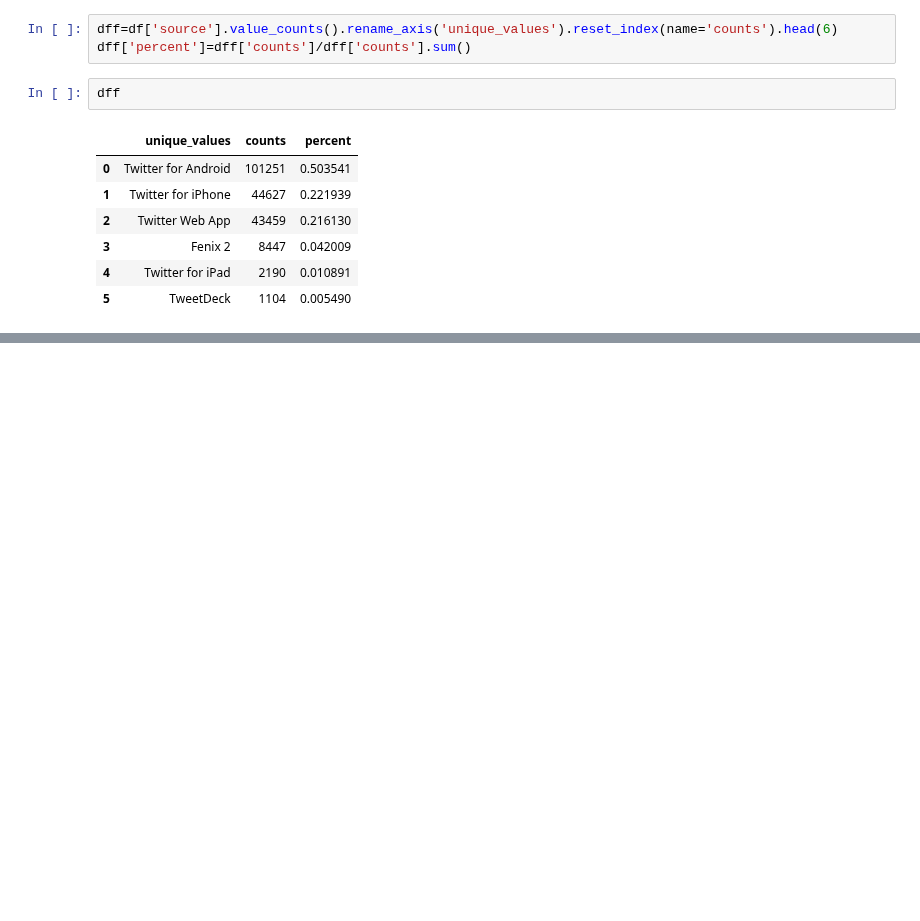
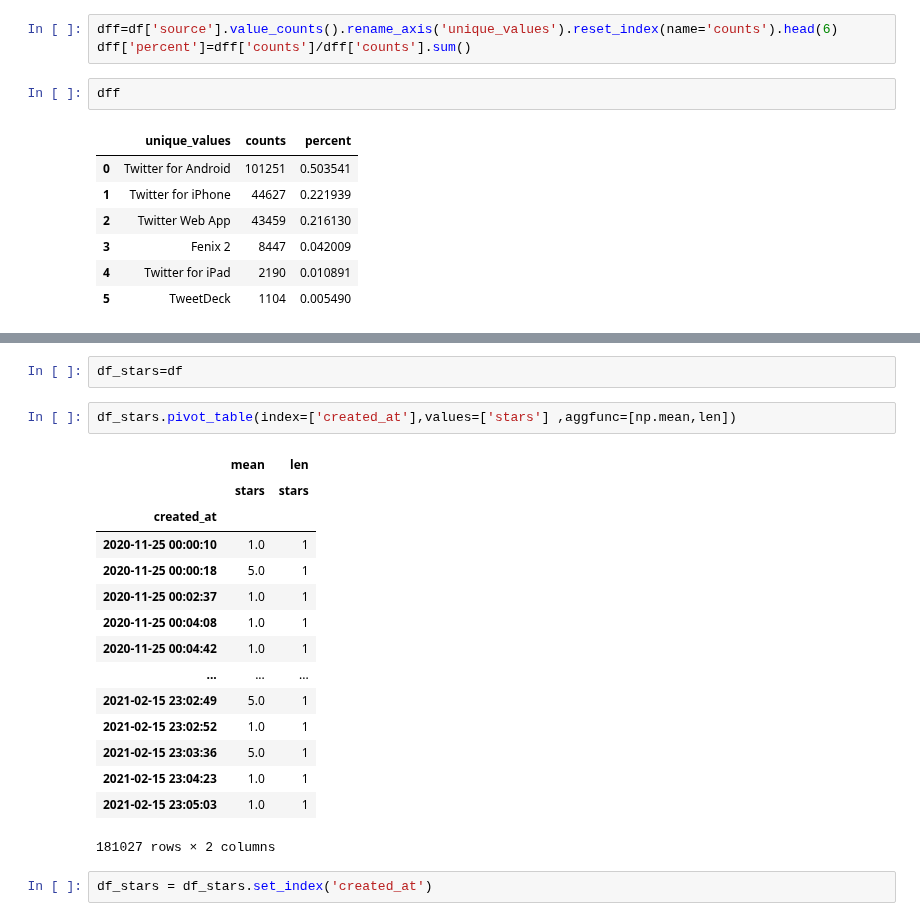
Before and after one commit to carpiero/Sentiment_Spanish_Operator, a Jupyter notebook: Notebooks/Notebook_006_remote.ipynb, the cells around one changed output, grey strips where cells are left out. Drawn from its saved outputs; the diff is of its cells as text; blank space fills up the shorter version.

```diff
--- a/Notebooks/Notebook_006_remote.ipynb
+++ b/Notebooks/Notebook_006_remote.ipynb
@@ -219,0 +222,22 @@ dff.style.format({'percent': '{:,.1%}'.format})
+# %%
+df_stars=df
+# %%
+df_stars.pivot_table(index=['created_at'],values=['stars'] ,aggfunc=[np.mean,len])
+# %% [output]
+|  | mean | len |
+|  | stars | stars |
+| created_at |  |  |
+| 2020-11-25 00:00:10 | 1.0 | 1 |
+| 2020-11-25 00:00:18 | 5.0 | 1 |
+| 2020-11-25 00:02:37 | 1.0 | 1 |
+| 2020-11-25 00:04:08 | 1.0 | 1 |
+| 2020-11-25 00:04:42 | 1.0 | 1 |
+| ... | ... | ... |
+| 2021-02-15 23:02:49 | 5.0 | 1 |
+| 2021-02-15 23:02:52 | 1.0 | 1 |
+| 2021-02-15 23:03:36 | 5.0 | 1 |
+| 2021-02-15 23:04:23 | 1.0 | 1 |
+| 2021-02-15 23:05:03 | 1.0 | 1 |
+181027 rows × 2 columns
+# %%
+df_stars = df_stars.set_index('created_at')
```
Also changed, not shown: parts of 7 cells of this notebook, 2 other files.
